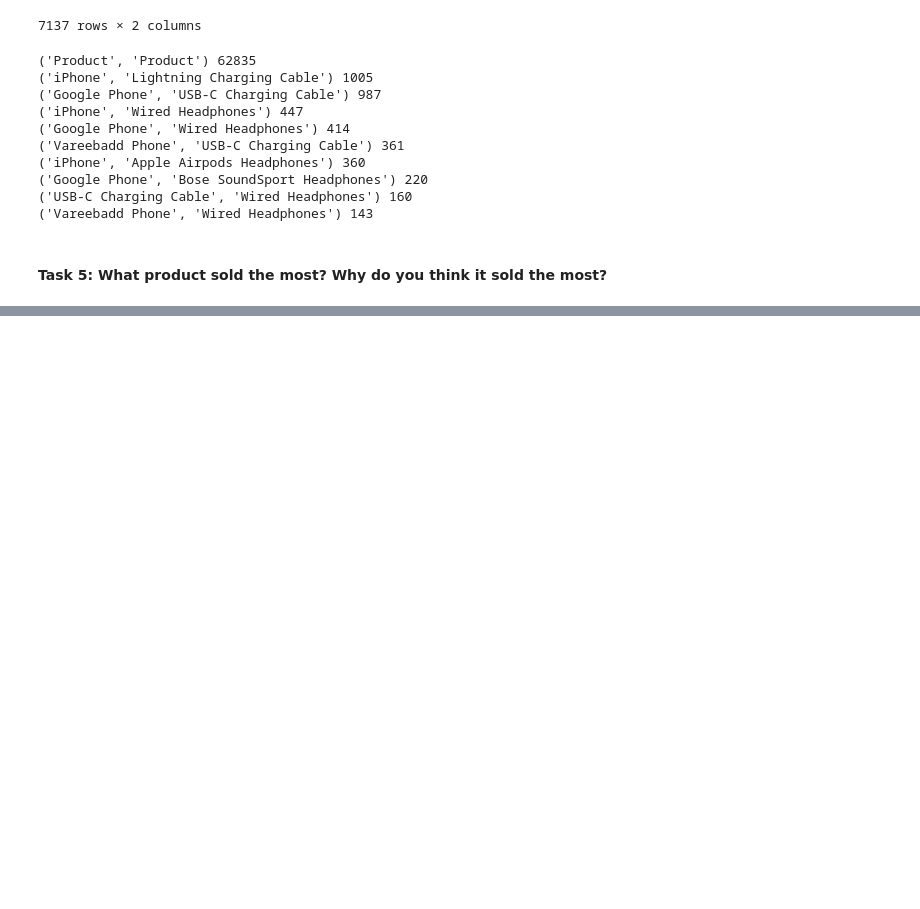
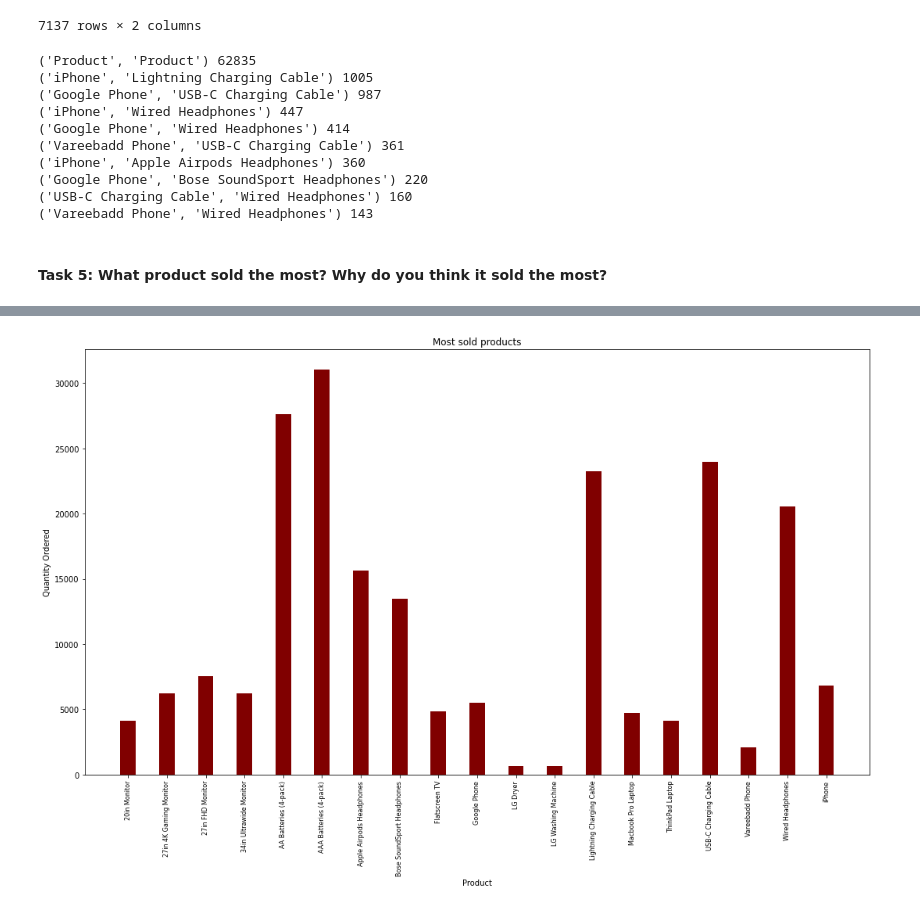
Before and after one commit to ChristinaManara/Sales-Analysis, a Jupyter notebook: Sales Analysis.ipynb, the cells around one changed output, grey strips where cells are left out. Drawn from its saved outputs; the diff is of its cells as text; code cells hidden in the pictures; blank space fills up the shorter version.

```diff
--- a/Sales Analysis.ipynb
+++ b/Sales Analysis.ipynb
@@ -399,0 +416,2 @@ for key, value in counter.most_common(10):
+# %%
+df6 = df_append.groupby('Product')['Quantity Ordered'].sum().reset_index()
@@ -399,0 +420,2 @@ for key, value in counter.most_common(10):
+# %%
+df6 = df6.drop(14)
@@ -399,0 +424,17 @@ for key, value in counter.most_common(10):
+# %%
+from itertools import product
+
+
+fig = plt.figure(figsize = (18, 10))
+
+# creating the bar plot
+plt.bar(df6['Product'], df6['Quantity Ordered'], color ='maroon',
+        width = 0.4)
+
+plt.xlabel("Product")
+plt.ylabel("Quantity Ordered")
+plt.title("Most sold products")
+plt.xticks(df6['Product'], rotation='vertical', size=8)
+plt.show()
+# %% [output]
+[figure, added]
```
Also changed, not shown: parts of 4 cells of this notebook.
